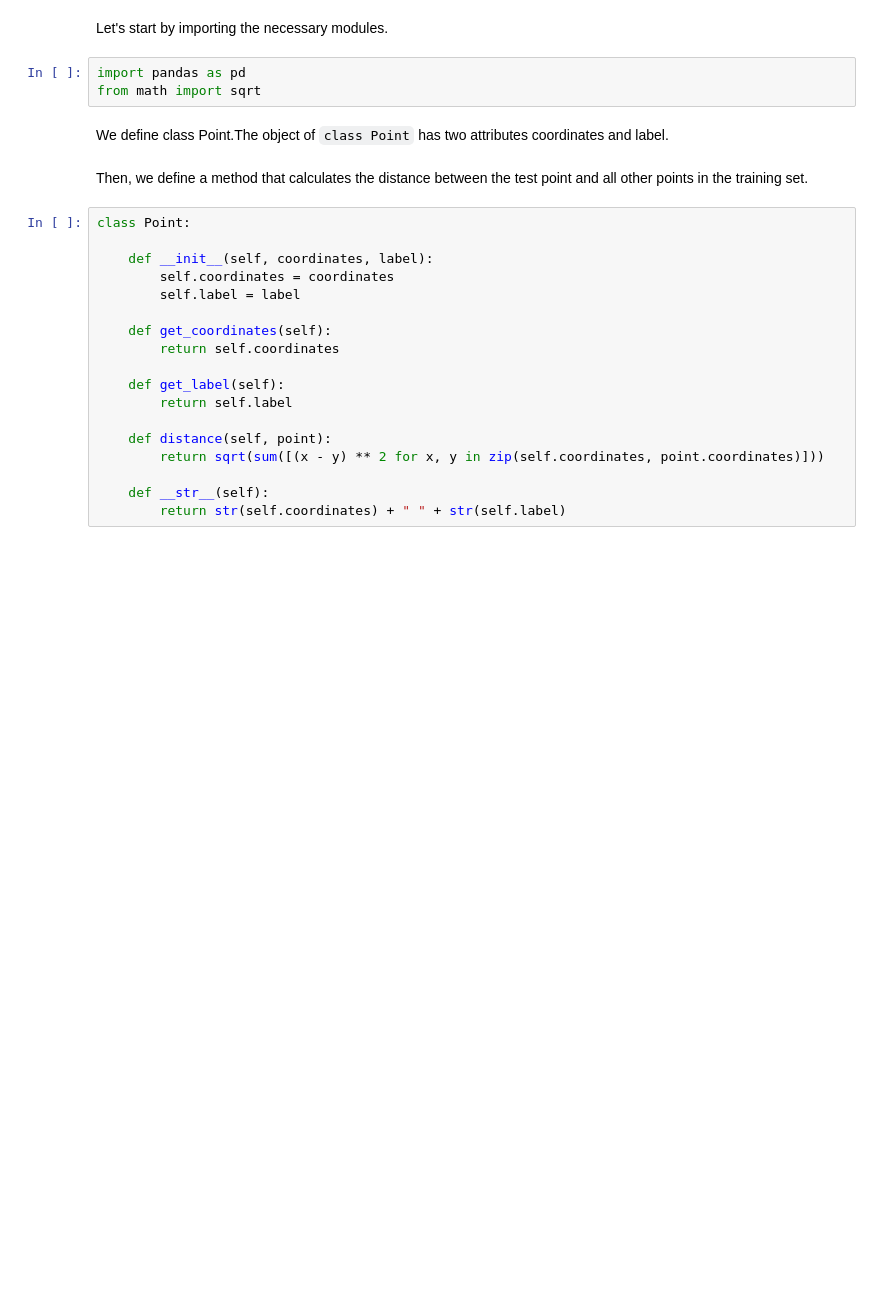
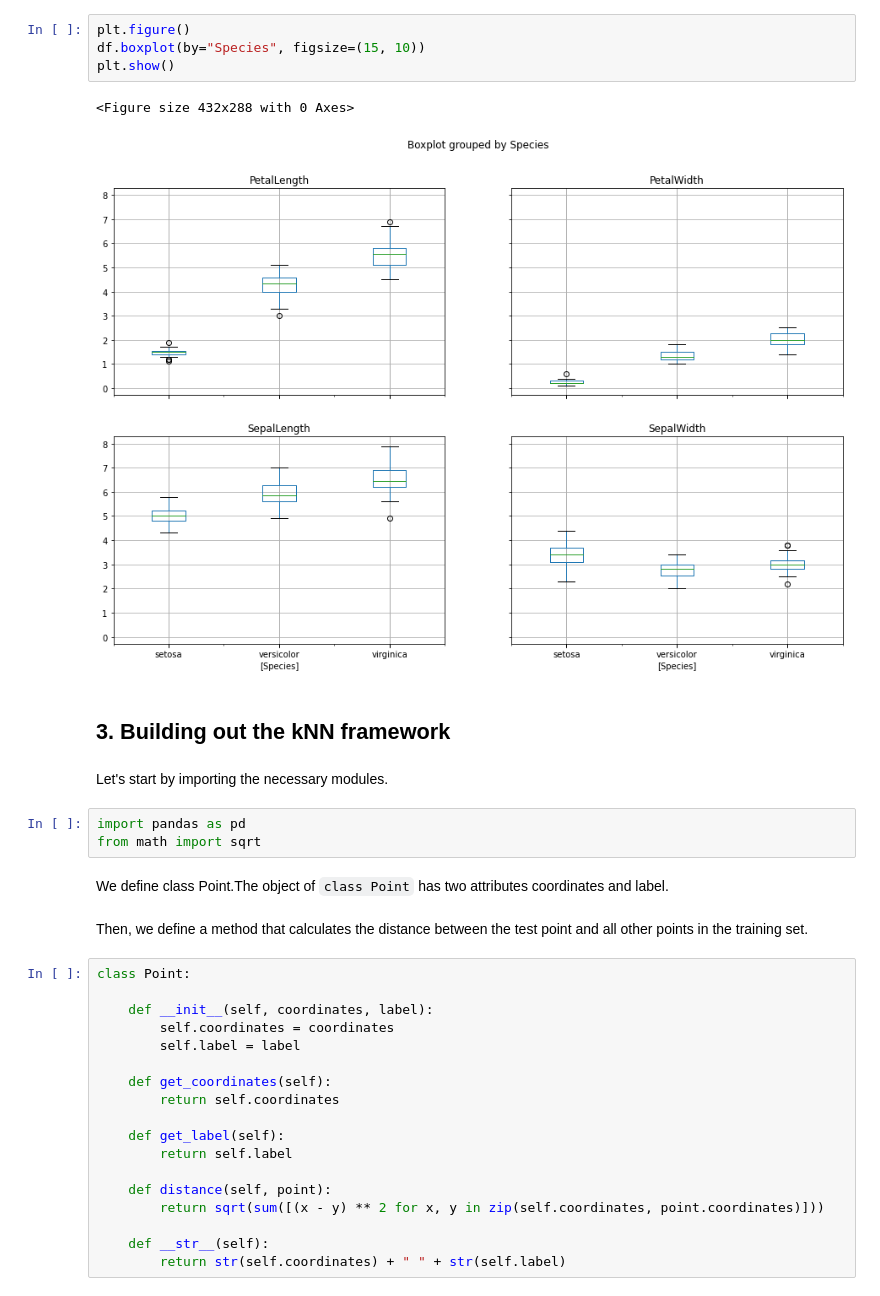
Before and after one commit to monikamika/notebooks, a Jupyter notebook: knn-clasifier.ipynb, the cells around one changed output. Saved outputs shown, nothing was run; the diff lists cells and outputs as text; blank space fills up the shorter version.

```diff
--- a/knn-clasifier.ipynb
+++ b/knn-clasifier.ipynb
@@ -17,3 +143,12 @@ The kNN-algorithm consists of three steps:
+# %%
+plt.figure()
+df.boxplot(by="Species", figsize=(15, 10))
+plt.show()
+# %% [output]
+<Figure size 432x288 with 0 Axes>
+[figure, added]
+# %% [markdown]
+## 3. Building out the kNN framework
 # %% [markdown]
 Let's start by importing the necessary modules.
 # %%
```
Also changed, not shown: parts of 35 cells of this notebook, 2 other files.
